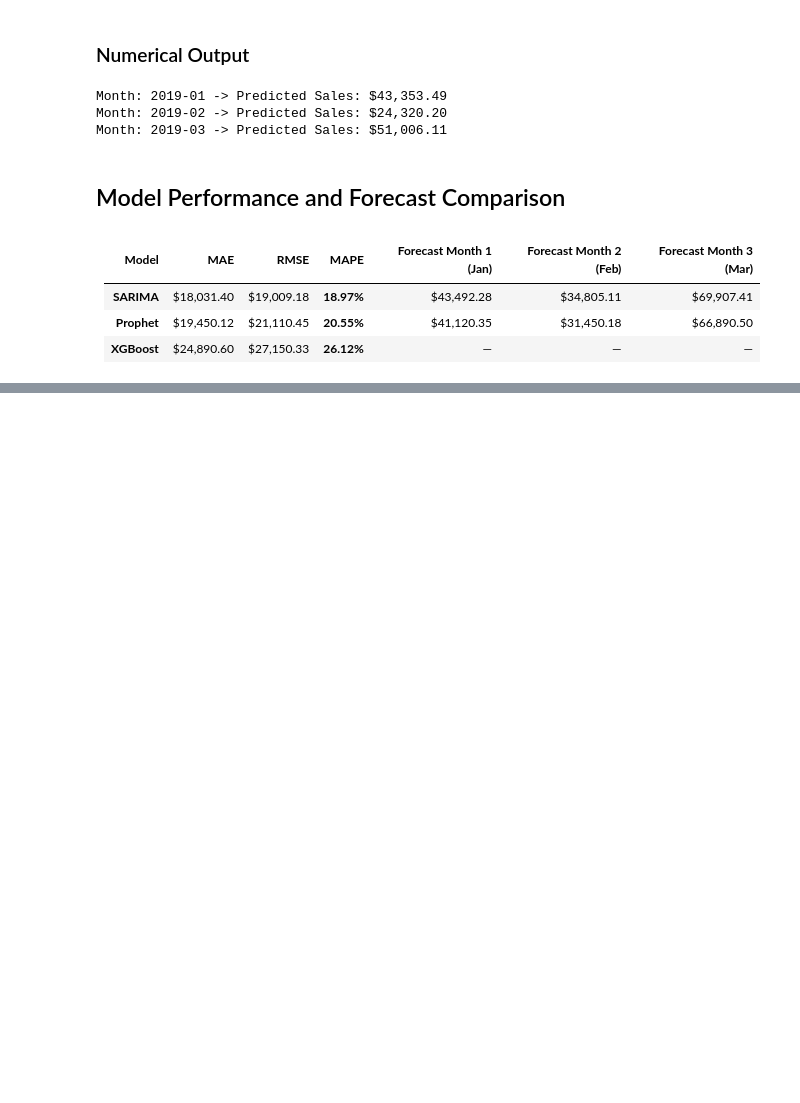
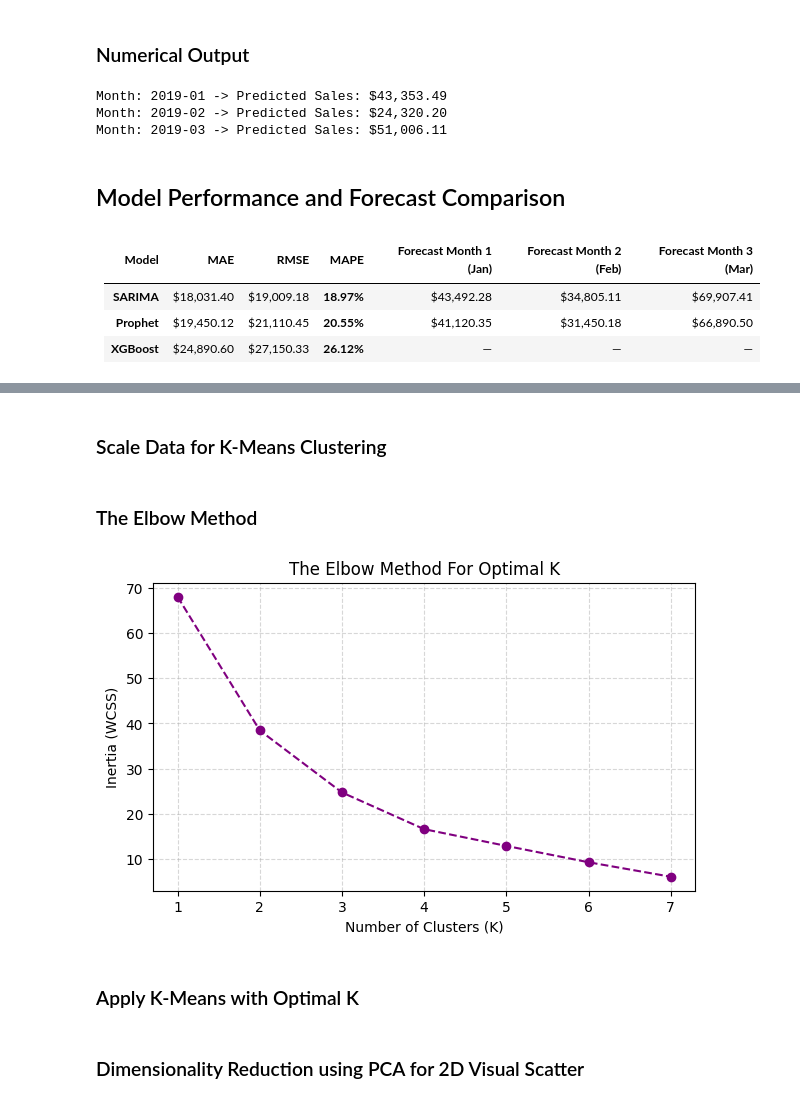
Before and after one commit to HarshLogic/End-to-End-Sales-Forecasting-Demand-Intelligence-System, a Jupyter notebook: analysis.ipynb, the cells around one changed output, grey strips where cells are left out. Saved outputs shown, nothing was run; the diff lists cells and outputs as text; code cells hidden in the pictures; blank space fills up the shorter version.

```diff
--- a/analysis.ipynb
+++ b/analysis.ipynb
@@ -607,0 +878,35 @@ Month: 2019-03 -> Predicted Sales: $51,006.11
+# %%
+df["Year"] = df["Order Date"].dt.year
+df["Month"] = df["Order Date"].dt.month
+yearly_sales = (df.groupby(["Sub-Category", "Year"])["Sales"].sum().unstack(fill_value=0))
+# %%
+# Growth Rate = ((Sales_2018 - Sales_2017) / Sales_2017) * 100
+# Adding small epsilon to avoid dividing by zero if a category has no sales in 2017
+subcat_features["YoY_Growth_Rate"] = ((yearly_sales[2018] - yearly_sales[2017]) / (yearly_sales[2017] + 1e-5)) * 100
+# %% [markdown]
+### Scale Data for K-Means Clustering
+# %%
+scaler = StandardScaler()
+scaled_features = scaler.fit_transform(subcat_features)
+# %% [markdown]
+### The Elbow Method
+# %%
+inertia = []
+K_range = range(1, 8)
+for k in K_range:
+    kmeans = KMeans(n_clusters=k, random_state=42, n_init=10)
+    kmeans.fit(scaled_features)
+    inertia.append(kmeans.inertia_)
+# %%
+# Plot the Elbow Curve to find the optimal cluster count
+plt.figure(figsize=(7, 4))
+plt.plot(K_range, inertia, marker="o", linestyle="--", color="purple")
+plt.title("The Elbow Method For Optimal K", fontsize=12)
+plt.xlabel("Number of Clusters (K)", fontsize=10)
+plt.ylabel("Inertia (WCSS)", fontsize=10)
+plt.grid(True, linestyle="--", alpha=0.5)
+plt.show()
+# %% [output]
+[figure, added]
+# %% [markdown]
+### Apply K-Means with Optimal K
@@ -607,0 +919,2 @@ Month: 2019-03 -> Predicted Sales: $51,006.11
+# %% [markdown]
+### Dimensionality Reduction using PCA for 2D Visual Scatter
```
Also changed, not shown: parts of 59 cells of this notebook.
